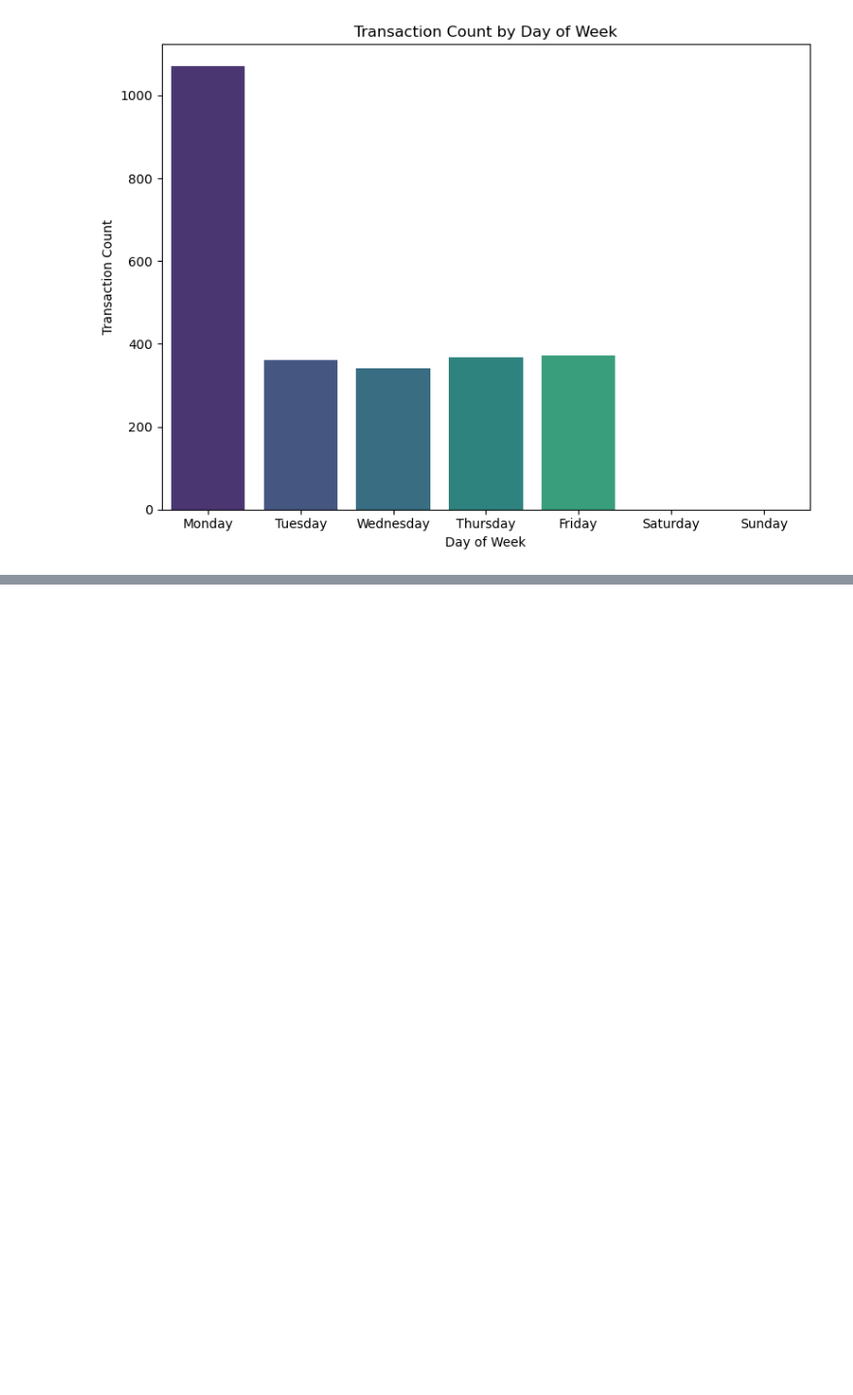
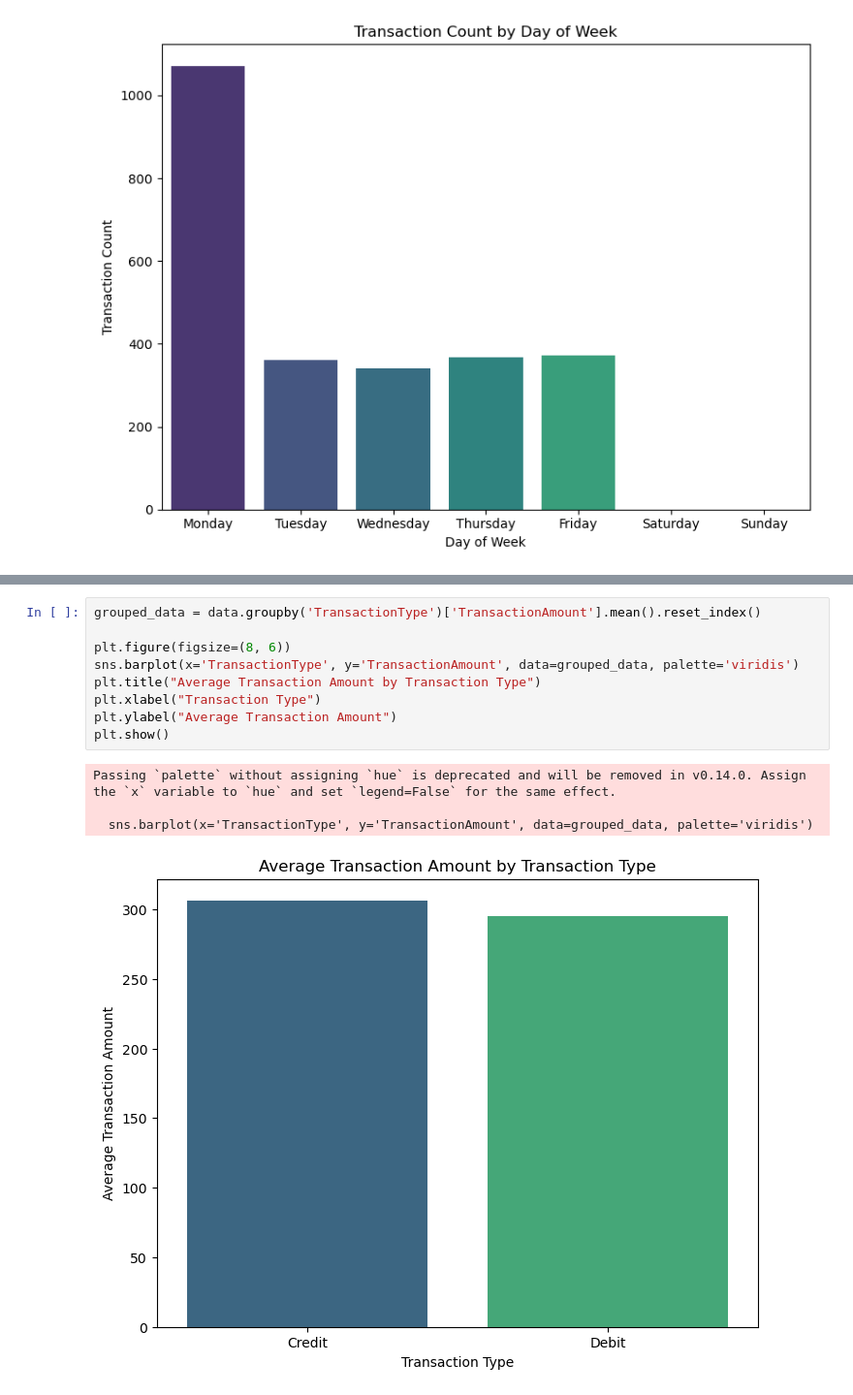
Before and after one commit to kealankuar/bank-fraud-anomaly-detection, a Jupyter notebook: notebooks/EDA.ipynb, the cells around one changed output, grey strips where cells are left out. Shown at 97% size. Cells and saved outputs as stored; diff of their text form; blank space fills up the shorter version.

```diff
--- a/notebooks/EDA.ipynb
+++ b/notebooks/EDA.ipynb
@@ -247,0 +278,14 @@ Passing `palette` without assigning `hue` is deprecated and will be removed in v
+# %%
+grouped_data = data.groupby('TransactionType')['TransactionAmount'].mean().reset_index()
+
+plt.figure(figsize=(8, 6))
+sns.barplot(x='TransactionType', y='TransactionAmount', data=grouped_data, palette='viridis')
+plt.title("Average Transaction Amount by Transaction Type")
+plt.xlabel("Transaction Type")
+plt.ylabel("Average Transaction Amount")
+plt.show()
+# %% [output]
+Passing `palette` without assigning `hue` is deprecated and will be removed in v0.14.0. Assign the `x` variable to `hue` and set `legend=False` for the same effect.
+
+  sns.barplot(x='TransactionType', y='TransactionAmount', data=grouped_data, palette='viridis')
+[figure, added]
```
Also changed, not shown: parts of 8 cells of this notebook.
